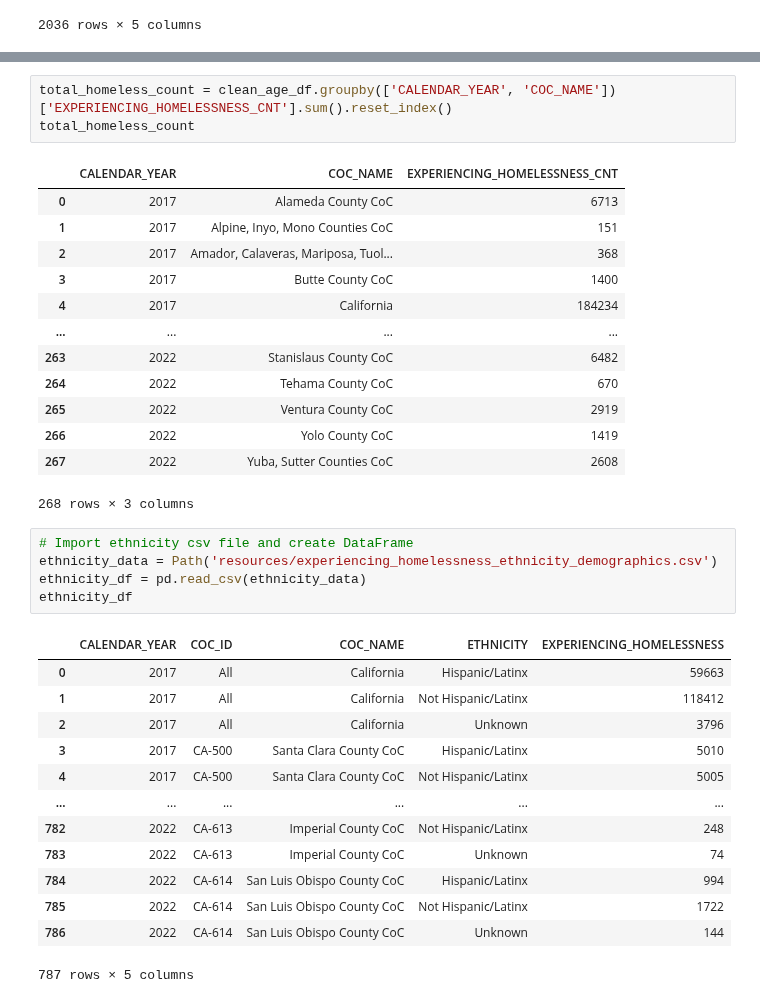
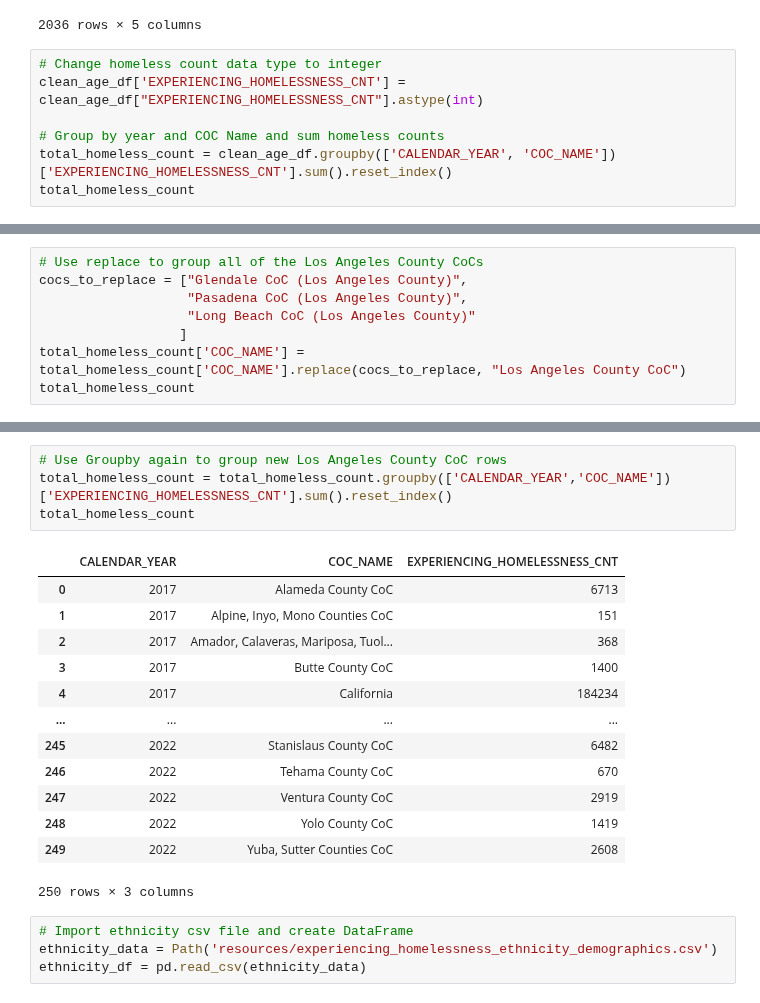
Before and after one commit to evacs/Project-1, a Jupyter notebook: matt_data_exploration.ipynb, the cells around one changed output, grey strips where cells are left out. Drawn from its saved outputs; the diff is of its cells as text.

Commit message:
updated data exploration file

```diff
--- a/matt_data_exploration.ipynb
+++ b/matt_data_exploration.ipynb
@@ -78,3 +78,10 @@ clean_age_df
 | 2139 | 2022 | CA-614 | San Luis Obispo County CoC | Under 18 | 742 |
 | 2140 | 2022 | CA-614 | San Luis Obispo County CoC | Unknown | 62 |
 2036 rows × 5 columns
+# %%
+# Change homeless count data type to integer
+clean_age_df['EXPERIENCING_HOMELESSNESS_CNT'] = clean_age_df["EXPERIENCING_HOMELESSNESS_CNT"].astype(int)
+
+# Group by year and COC Name and sum homeless counts
+total_homeless_count = clean_age_df.groupby(['CALENDAR_YEAR', 'COC_NAME'])['EXPERIENCING_HOMELESSNESS_CNT'].sum().reset_index()
+total_homeless_count
@@ -80,0 +129,8 @@ clean_age_df
+# %%
+# Use replace to group all of the Los Angeles County CoCs
+cocs_to_replace = ["Glendale CoC (Los Angeles County)",
+                   "Pasadena CoC (Los Angeles County)",
+                   "Long Beach CoC (Los Angeles County)"
+                  ]
+total_homeless_count['COC_NAME'] = total_homeless_count['COC_NAME'].replace(cocs_to_replace, "Los Angeles County CoC")
+total_homeless_count
@@ -81,39 +151,25 @@ clean_age_df
 # %%
-total_homeless_count = clean_age_df.groupby(['CALENDAR_YEAR', 'COC_NAME'])['EXPERIENCING_HOMELESSNESS_CNT'].sum().reset_index()
+# Use Groupby again to group new Los Angeles County CoC rows
+total_homeless_count = total_homeless_count.groupby(['CALENDAR_YEAR','COC_NAME'])['EXPERIENCING_HOMELESSNESS_CNT'].sum().reset_index()
 total_homeless_count
 # %% [output]
 |  | CALENDAR_YEAR | COC_NAME | EXPERIENCING_HOMELESSNESS_CNT |
 | 0 | 2017 | Alameda County CoC | 6713 |
 | 1 | 2017 | Alpine, Inyo, Mono Counties CoC | 151 |
 | 2 | 2017 | Amador, Calaveras, Mariposa, Tuol... | 368 |
 | 3 | 2017 | Butte County CoC | 1400 |
 | 4 | 2017 | California | 184234 |
 | ... | ... | ... | ... |
-| 263 | 2022 | Stanislaus County CoC | 6482 |
-| 264 | 2022 | Tehama County CoC | 670 |
-| 265 | 2022 | Ventura County CoC | 2919 |
-| 266 | 2022 | Yolo County CoC | 1419 |
-| 267 | 2022 | Yuba, Sutter Counties CoC | 2608 |
+| 245 | 2022 | Stanislaus County CoC | 6482 |
+| 246 | 2022 | Tehama County CoC | 670 |
+| 247 | 2022 | Ventura County CoC | 2919 |
+| 248 | 2022 | Yolo County CoC | 1419 |
+| 249 | 2022 | Yuba, Sutter Counties CoC | 2608 |
-268 rows × 3 columns
+250 rows × 3 columns
 # %%
 # Import ethnicity csv file and create DataFrame
 ethnicity_data = Path('resources/experiencing_homelessness_ethnicity_demographics.csv')
 ethnicity_df = pd.read_csv(ethnicity_data)
-ethnicity_df
-# %% [output]
-|  | CALENDAR_YEAR | COC_ID | COC_NAME | ETHNICITY | EXPERIENCING_HOMELESSNESS |
-| 0 | 2017 | All | California | Hispanic/Latinx | 59663 |
-| 1 | 2017 | All | California | Not Hispanic/Latinx | 118412 |
-| 2 | 2017 | All | California | Unknown | 3796 |
-| 3 | 2017 | CA-500 | Santa Clara County CoC | Hispanic/Latinx | 5010 |
-| 4 | 2017 | CA-500 | Santa Clara County CoC | Not Hispanic/Latinx | 5005 |
-| ... | ... | ... | ... | ... | ... |
-| 782 | 2022 | CA-613 | Imperial County CoC | Not Hispanic/Latinx | 248 |
-| 783 | 2022 | CA-613 | Imperial County CoC | Unknown | 74 |
-| 784 | 2022 | CA-614 | San Luis Obispo County CoC | Hispanic/Latinx | 994 |
-| 785 | 2022 | CA-614 | San Luis Obispo County CoC | Not Hispanic/Latinx | 1722 |
-| 786 | 2022 | CA-614 | San Luis Obispo County CoC | Unknown | 144 |
-787 rows × 5 columns
 # %%
 # Import gender csv file and create DataFrame
 gender_data = Path('resources/experiencing_homelessness_gender_demographics.csv')
```
Also changed, not shown: parts of 6 cells of this notebook.
